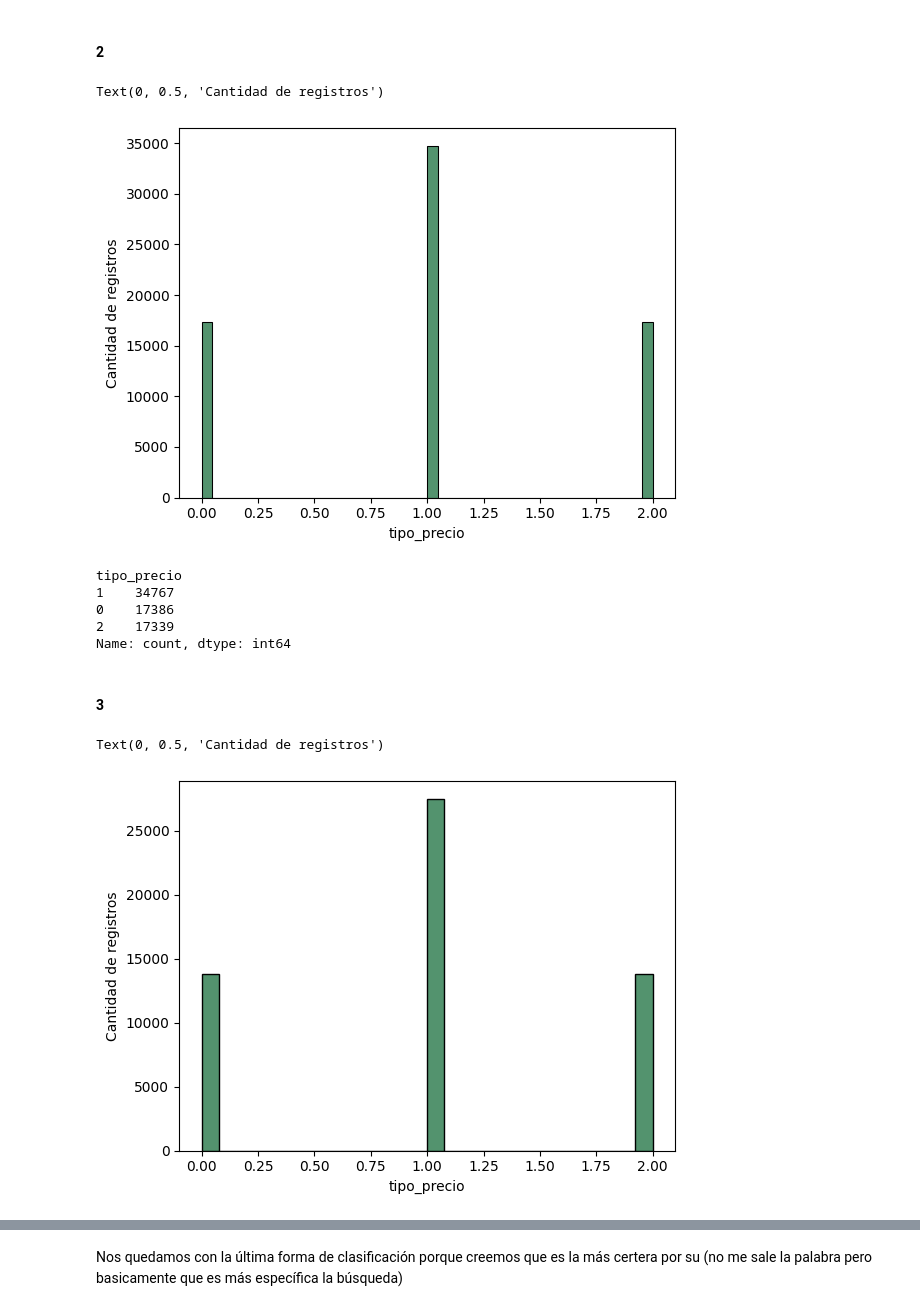
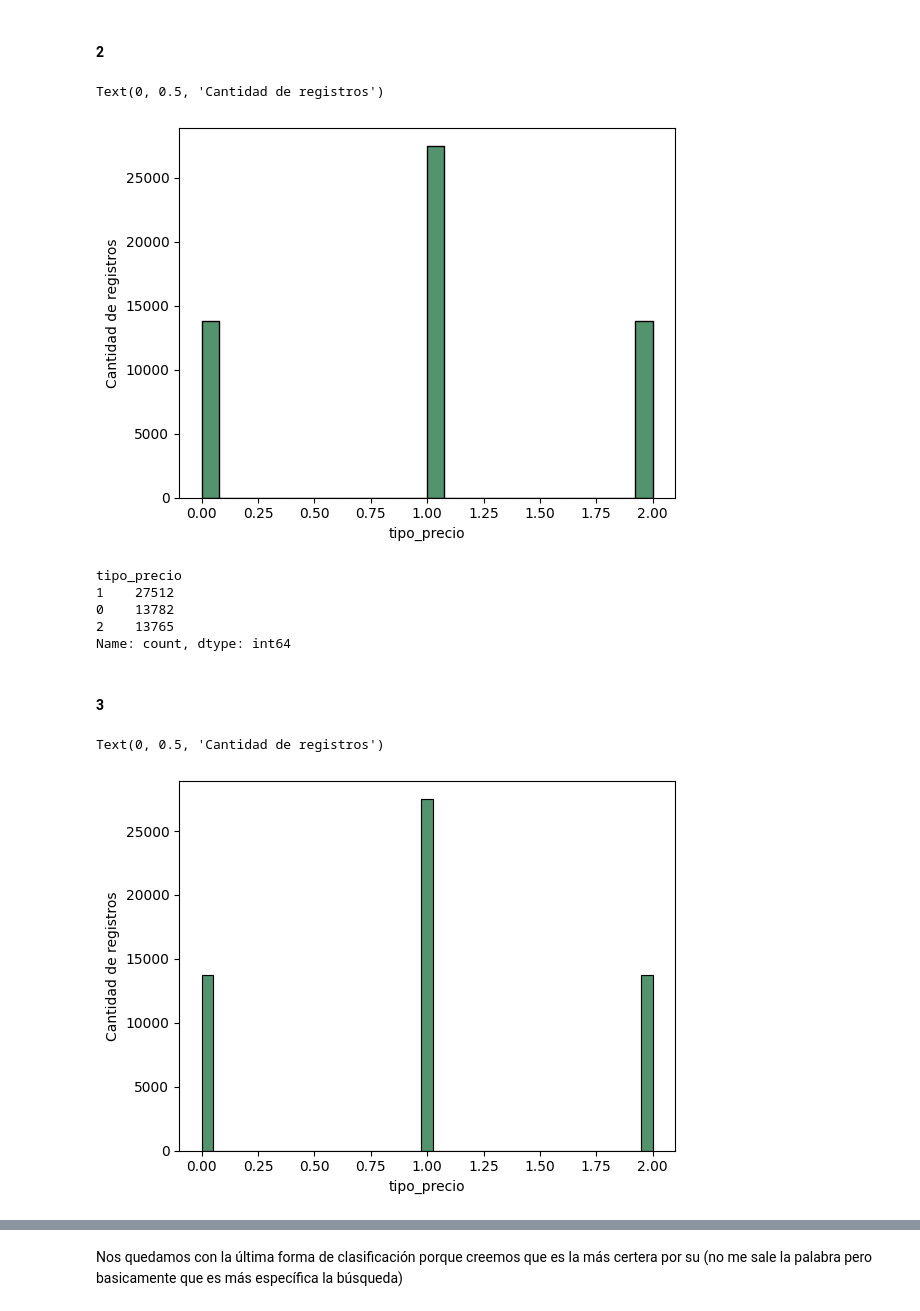
Before and after one commit to Taielmolina01/7506R-1C2024-GRUPO01, a Jupyter notebook: TP1/7606R_TP1_GRUPO01_ENTREGA_N2.ipynb, the cells around one changed output, grey strips where cells are left out. Drawn from its saved outputs; the diff is of its cells as text; code cells hidden in the pictures.

```diff
--- a/TP1/7606R_TP1_GRUPO01_ENTREGA_N2.ipynb
+++ b/TP1/7606R_TP1_GRUPO01_ENTREGA_N2.ipynb
@@ -317,28 +327,28 @@ Text(0, 0.5, 'Cantidad de registros')
 # %%
 # Alternativa cuartil
 
-primer_cuartil = df["total_m2_price"].quantile(0.25)
-tercer_cuartil = df["total_m2_price"].quantile(0.75)
+primer_cuartil = df_train["total_m2_price"].quantile(0.25)
+tercer_cuartil = df_train["total_m2_price"].quantile(0.75)
 intervalos = [0, primer_cuartil, tercer_cuartil, float("inf")]
 
 labels = [0, 1, 2]
 
-# df["tipo_precio"] = pd.cut(df["total_m2_price"], bins=[-float('inf'), primer_cuartil, tercer_cuartil, float('inf')], labels=labels, include_lowest=True)
+df_train["tipo_precio"] = pd.cut(df_train["total_m2_price"], bins=[-float('inf'), primer_cuartil, tercer_cuartil, float('inf')], labels=labels, include_lowest=True)
 
-# df["tipo_precio"] = df["tipo_precio"].astype(int)
+df_train["tipo_precio"] = df_train["tipo_precio"].astype(int)
 # %%
-sns.histplot(df["tipo_precio"], color=VERDE)
+sns.histplot(df_train["tipo_precio"], color=VERDE)
 plt.ylabel("Cantidad de registros")
 # %% [output]
 Text(0, 0.5, 'Cantidad de registros')
-[figure, old version]
+[figure, new version]
 # %%
-df["tipo_precio"].value_counts()
+df_train["tipo_precio"].value_counts()
 # %% [output]
 tipo_precio
-1    34767
-0    17386
-2    17339
+1    27512
+0    13782
+2    13765
 Name: count, dtype: int64
 # %% [markdown]
 #### 3
@@ -352,12 +362,12 @@ def calcular_tipo(grupo):
     result[grupo > tercer_cuartil] = 2
     return result
 
-grouped = df.groupby(["Casa", "Departamento", "PH"])["total_m2_price"]
-# df["tipo_precio"] = grouped.apply(calcular_tipo).reset_index(drop=True)
+grouped = df_train.groupby(["Casa", "Departamento", "PH"])["total_m2_price"]
+df_train["tipo_precio"] = grouped.apply(calcular_tipo).reset_index(drop=True)
 # %%
-sns.histplot(df["tipo_precio"], color=VERDE)
+sns.histplot(df_train["tipo_precio"], color=VERDE)
 plt.ylabel("Cantidad de registros")
 # %% [output]
 Text(0, 0.5, 'Cantidad de registros')
-[figure, old version]
+[figure, new version]
 # %%
```
Also changed, not shown: parts of 22 cells of this notebook.
